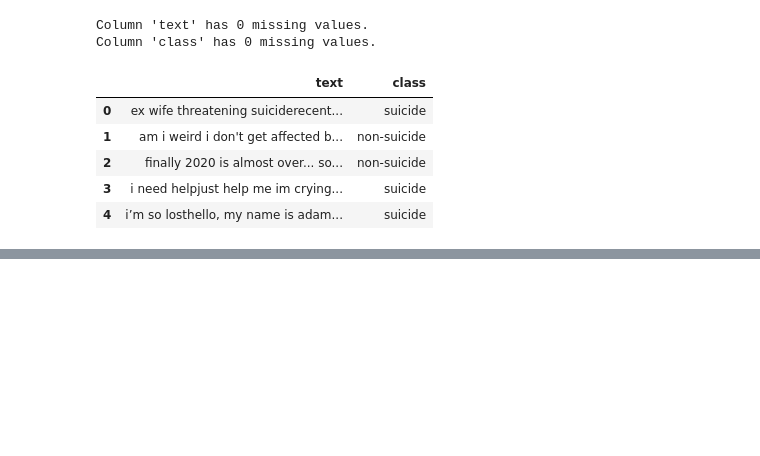
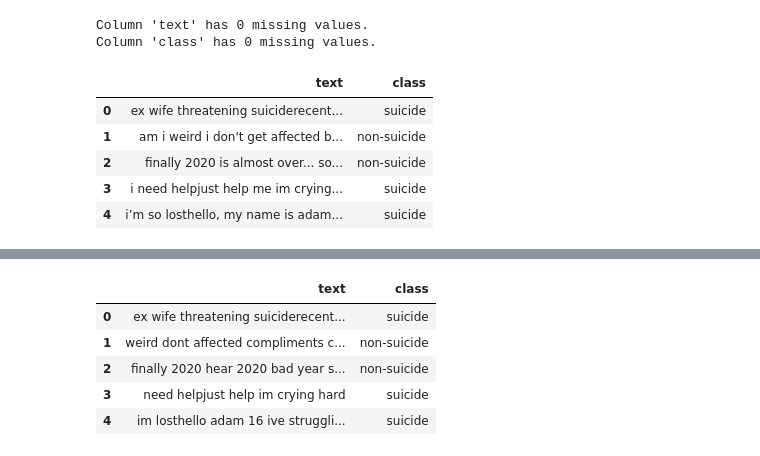
Before and after one commit to SamanthaGuillemette/SOEN471-PROJECT, a Jupyter notebook: 471Project_Team13.ipynb, the cells around one changed output, grey strips where cells are left out. Saved outputs shown, nothing was run; the diff lists cells and outputs as text; code cells hidden in the pictures; blank space fills up the shorter version.

```diff
--- a/471Project_Team13.ipynb
+++ b/471Project_Team13.ipynb
@@ -84,0 +106,12 @@ dask.head()
+# %%
+# Removing stopwords such as the, and, a, but e.t.c
+
+dask['text'] = dask['text'].apply(nfx.remove_stopwords, meta=('text', 'object'))
+dask.head()
+# %% [output]
+|  | text | class |
+| 0 | ex wife threatening suiciderecent... | suicide |
+| 1 | weird dont affected compliments c... | non-suicide |
+| 2 | finally 2020 hear 2020 bad year s... | non-suicide |
+| 3 | need helpjust help im crying hard | suicide |
+| 4 | im losthello adam 16 ive struggli... | suicide |
```
Also changed, not shown: parts of 3 cells of this notebook.
